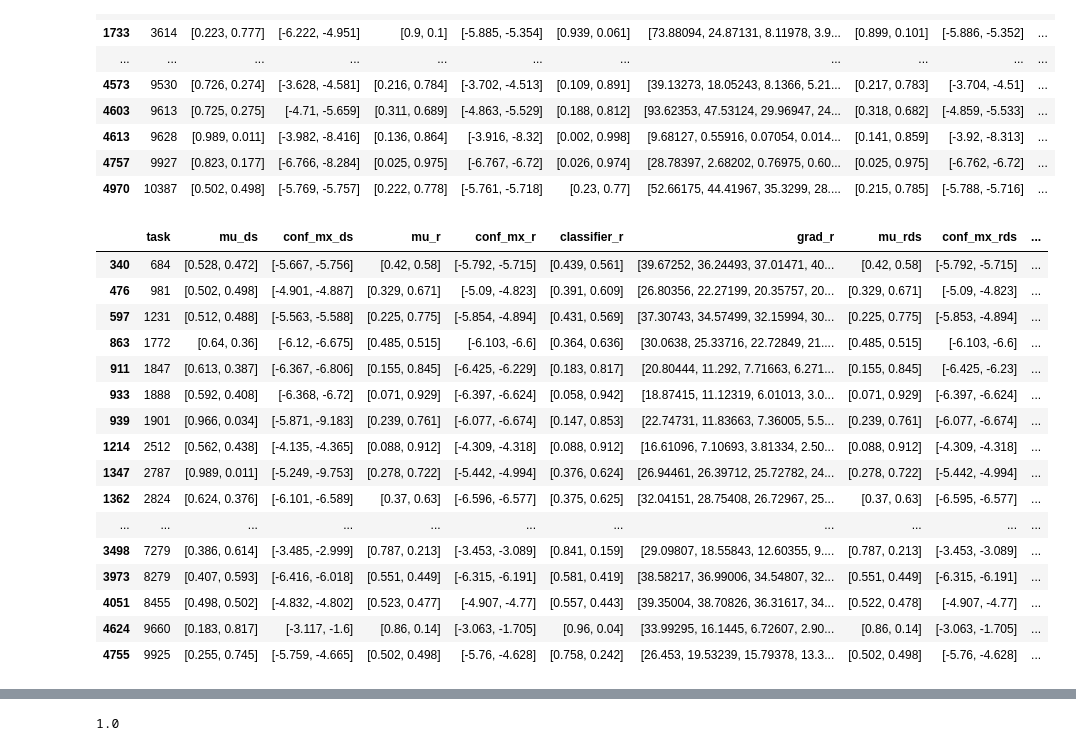
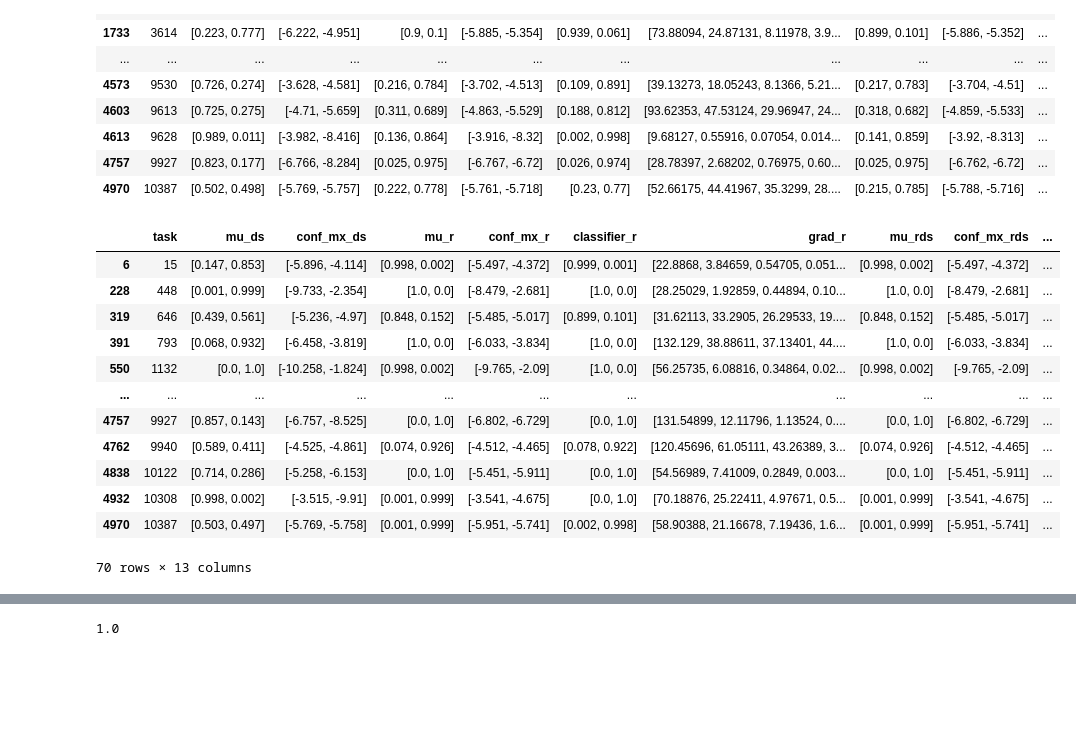
Before and after one commit to AndreySmirdin/CrowdInference, a Jupyter notebook: Sentiment.ipynb, the cells around one changed output, grey strips where cells are left out. Saved outputs shown, nothing was run; the diff lists cells and outputs as text; code cells hidden in the pictures; blank space fills up the shorter version.

```diff
--- a/Sentiment.ipynb
+++ b/Sentiment.ipynb
@@ -52,6 +52,6 @@ sentiment_data = data.SentimentDataProvider('./resources/datasets/sentiment_pola
 (4999, 1200)
 # %%
 reload_all()
-sentiment_methods, sentiment_points, advantages_matrix = bm.compare_methods(sentiment_data, max_iter=20, lr=1)
+sentiment_methods, sentiment_points, advantages_matrix = bm.compare_methods(sentiment_data, max_iter=15, lr=1)
 # %% [output]
 Iter 00, logit: -3.010473
@@ -146,24 +146,20 @@ sentiment_points[sentiment_points.task.isin(advantages_matrix[0][2])]
 | 4757 | 9927 | [0.823, 0.177] | [-6.766, -8.284] | [0.025, 0.975] | [-6.767, -6.72] | [0.026, 0.974] | [28.78397, 2.68202, 0.76975, 0.60... | [0.025, 0.975] | [-6.762, -6.72] | ... |
 | 4970 | 10387 | [0.502, 0.498] | [-5.769, -5.757] | [0.222, 0.778] | [-5.761, -5.718] | [0.23, 0.77] | [52.66175, 44.41967, 35.3299, 28.... | [0.215, 0.785] | [-5.788, -5.716] | ... |
 # %%
-sentiment_points[sentiment_points.task.isin(advantages_matrix[1][0])]
+sentiment_points[sentiment_points.task.isin(advantages_matrix[0][2])]
 # %% [output]
 |  | task | mu_ds | conf_mx_ds | mu_r | conf_mx_r | classifier_r | grad_r | mu_rds | conf_mx_rds | ... |
-| 340 | 684 | [0.528, 0.472] | [-5.667, -5.756] | [0.42, 0.58] | [-5.792, -5.715] | [0.439, 0.561] | [39.67252, 36.24493, 37.01471, 40... | [0.42, 0.58] | [-5.792, -5.715] | ... |
-| 476 | 981 | [0.502, 0.498] | [-4.901, -4.887] | [0.329, 0.671] | [-5.09, -4.823] | [0.391, 0.609] | [26.80356, 22.27199, 20.35757, 20... | [0.329, 0.671] | [-5.09, -4.823] | ... |
-| 597 | 1231 | [0.512, 0.488] | [-5.563, -5.588] | [0.225, 0.775] | [-5.854, -4.894] | [0.431, 0.569] | [37.30743, 34.57499, 32.15994, 30... | [0.225, 0.775] | [-5.853, -4.894] | ... |
-| 863 | 1772 | [0.64, 0.36] | [-6.12, -6.675] | [0.485, 0.515] | [-6.103, -6.6] | [0.364, 0.636] | [30.0638, 25.33716, 22.72849, 21.... | [0.485, 0.515] | [-6.103, -6.6] | ... |
-| 911 | 1847 | [0.613, 0.387] | [-6.367, -6.806] | [0.155, 0.845] | [-6.425, -6.229] | [0.183, 0.817] | [20.80444, 11.292, 7.71663, 6.271... | [0.155, 0.845] | [-6.425, -6.23] | ... |
-| 933 | 1888 | [0.592, 0.408] | [-6.368, -6.72] | [0.071, 0.929] | [-6.397, -6.624] | [0.058, 0.942] | [18.87415, 11.12319, 6.01013, 3.0... | [0.071, 0.929] | [-6.397, -6.624] | ... |
-| 939 | 1901 | [0.966, 0.034] | [-5.871, -9.183] | [0.239, 0.761] | [-6.077, -6.674] | [0.147, 0.853] | [22.74731, 11.83663, 7.36005, 5.5... | [0.239, 0.761] | [-6.077, -6.674] | ... |
-| 1214 | 2512 | [0.562, 0.438] | [-4.135, -4.365] | [0.088, 0.912] | [-4.309, -4.318] | [0.088, 0.912] | [16.61096, 7.10693, 3.81334, 2.50... | [0.088, 0.912] | [-4.309, -4.318] | ... |
-| 1347 | 2787 | [0.989, 0.011] | [-5.249, -9.753] | [0.278, 0.722] | [-5.442, -4.994] | [0.376, 0.624] | [26.94461, 26.39712, 25.72782, 24... | [0.278, 0.722] | [-5.442, -4.994] | ... |
-| 1362 | 2824 | [0.624, 0.376] | [-6.101, -6.589] | [0.37, 0.63] | [-6.596, -6.577] | [0.375, 0.625] | [32.04151, 28.75408, 26.72967, 25... | [0.37, 0.63] | [-6.595, -6.577] | ... |
+| 6 | 15 | [0.147, 0.853] | [-5.896, -4.114] | [0.998, 0.002] | [-5.497, -4.372] | [0.999, 0.001] | [22.8868, 3.84659, 0.54705, 0.051... | [0.998, 0.002] | [-5.497, -4.372] | ... |
+| 228 | 448 | [0.001, 0.999] | [-9.733, -2.354] | [1.0, 0.0] | [-8.479, -2.681] | [1.0, 0.0] | [28.25029, 1.92859, 0.44894, 0.10... | [1.0, 0.0] | [-8.479, -2.681] | ... |
+| 319 | 646 | [0.439, 0.561] | [-5.236, -4.97] | [0.848, 0.152] | [-5.485, -5.017] | [0.899, 0.101] | [31.62113, 33.2905, 26.29533, 19.... | [0.848, 0.152] | [-5.485, -5.017] | ... |
+| 391 | 793 | [0.068, 0.932] | [-6.458, -3.819] | [1.0, 0.0] | [-6.033, -3.834] | [1.0, 0.0] | [132.129, 38.88611, 37.13401, 44.... | [1.0, 0.0] | [-6.033, -3.834] | ... |
+| 550 | 1132 | [0.0, 1.0] | [-10.258, -1.824] | [0.998, 0.002] | [-9.765, -2.09] | [1.0, 0.0] | [56.25735, 6.08816, 0.34864, 0.02... | [0.998, 0.002] | [-9.765, -2.09] | ... |
 | ... | ... | ... | ... | ... | ... | ... | ... | ... | ... | ... |
-| 3498 | 7279 | [0.386, 0.614] | [-3.485, -2.999] | [0.787, 0.213] | [-3.453, -3.089] | [0.841, 0.159] | [29.09807, 18.55843, 12.60355, 9.... | [0.787, 0.213] | [-3.453, -3.089] | ... |
-| 3973 | 8279 | [0.407, 0.593] | [-6.416, -6.018] | [0.551, 0.449] | [-6.315, -6.191] | [0.581, 0.419] | [38.58217, 36.99006, 34.54807, 32... | [0.551, 0.449] | [-6.315, -6.191] | ... |
-| 4051 | 8455 | [0.498, 0.502] | [-4.832, -4.802] | [0.523, 0.477] | [-4.907, -4.77] | [0.557, 0.443] | [39.35004, 38.70826, 36.31617, 34... | [0.522, 0.478] | [-4.907, -4.77] | ... |
-| 4624 | 9660 | [0.183, 0.817] | [-3.117, -1.6] | [0.86, 0.14] | [-3.063, -1.705] | [0.96, 0.04] | [33.99295, 16.1445, 6.72607, 2.90... | [0.86, 0.14] | [-3.063, -1.705] | ... |
-| 4755 | 9925 | [0.255, 0.745] | [-5.759, -4.665] | [0.502, 0.498] | [-5.76, -4.628] | [0.758, 0.242] | [26.453, 19.53239, 15.79378, 13.3... | [0.502, 0.498] | [-5.76, -4.628] | ... |
+| 4757 | 9927 | [0.857, 0.143] | [-6.757, -8.525] | [0.0, 1.0] | [-6.802, -6.729] | [0.0, 1.0] | [131.54899, 12.11796, 1.13524, 0.... | [0.0, 1.0] | [-6.802, -6.729] | ... |
+| 4762 | 9940 | [0.589, 0.411] | [-4.525, -4.861] | [0.074, 0.926] | [-4.512, -4.465] | [0.078, 0.922] | [120.45696, 61.05111, 43.26389, 3... | [0.074, 0.926] | [-4.512, -4.465] | ... |
+| 4838 | 10122 | [0.714, 0.286] | [-5.258, -6.153] | [0.0, 1.0] | [-5.451, -5.911] | [0.0, 1.0] | [54.56989, 7.41009, 0.2849, 0.003... | [0.0, 1.0] | [-5.451, -5.911] | ... |
+| 4932 | 10308 | [0.998, 0.002] | [-3.515, -9.91] | [0.001, 0.999] | [-3.541, -4.675] | [0.0, 1.0] | [70.18876, 25.22411, 4.97671, 0.5... | [0.001, 0.999] | [-3.541, -4.675] | ... |
+| 4970 | 10387 | [0.503, 0.497] | [-5.769, -5.758] | [0.001, 0.999] | [-5.951, -5.741] | [0.002, 0.998] | [58.90388, 21.16678, 7.19436, 1.6... | [0.001, 0.999] | [-5.951, -5.741] | ... |
+70 rows × 13 columns
 # %%
 reload_all()
```
Also changed, not shown: parts of 6 cells of this notebook, 7 other files.
